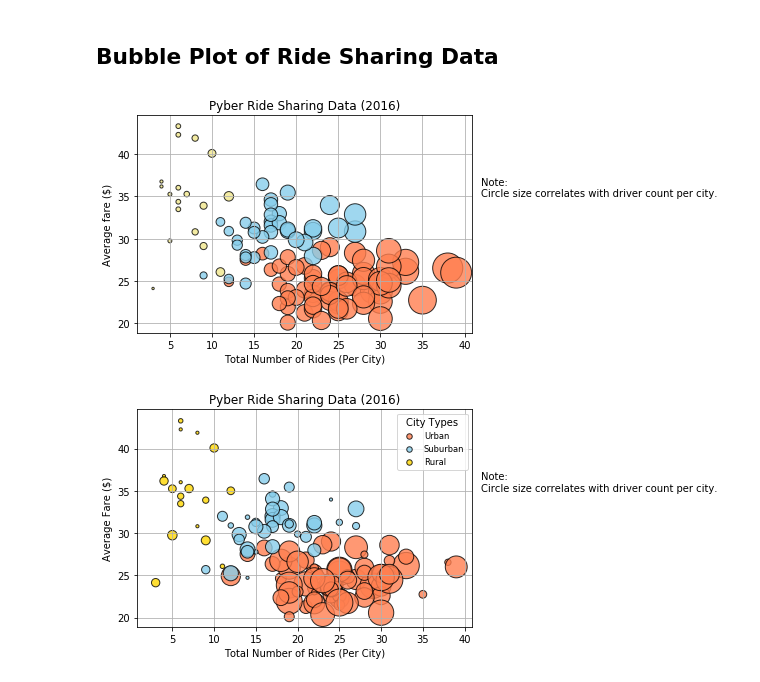
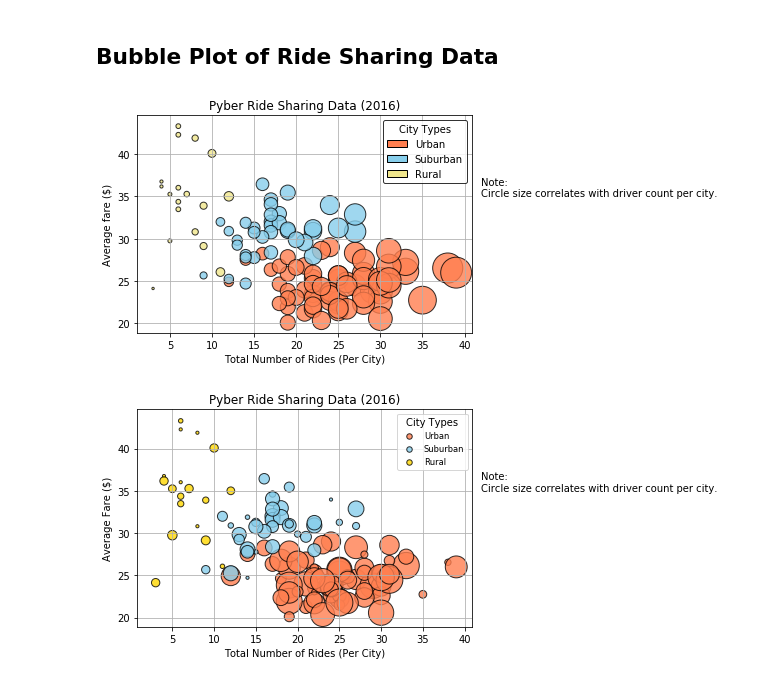
Before and after one commit to vittalsiddaiah/UTDataAnalyticsAssignments, a Jupyter notebook: Python/assignments/MatplotLib/Instructions/Pyber/pyber_starter.ipynb, the cells around one changed output. Drawn from its saved outputs; the diff is of its cells as text; code cells hidden in the pictures.

```diff
--- a/Python/assignments/MatplotLib/Instructions/Pyber/pyber_starter.ipynb
+++ b/Python/assignments/MatplotLib/Instructions/Pyber/pyber_starter.ipynb
@@ -47,35 +49,40 @@ dataDF.head()
 # %%
 dfg = dataDF.groupby(['type', 'city'])
 Count = dfg.count().reset_index()
 Count.rename(columns={'ride_id':'RideCount'}, inplace=True)
 Average = dfg.mean().reset_index()
 Average.rename(columns={'fare':'AverageFare'}, inplace=True)
 Average.rename(columns={'type':'Type'}, inplace=True)
 resultDF = Count.merge(Average,on='city')
 urbanColor = 'coral'
 ruralColor = 'khaki'
 subColor = 'skyblue'
 scale = 2 * np.pi * 0.1
-
 pV = resultDF[resultDF.Type == 'Urban']
 plt.scatter(pV['RideCount'], pV['AverageFare'],  s = scale*pV['driver_count_x']**2, color = urbanColor, edgecolor = 'black', label = 'Urban', alpha = .8)
 pV = resultDF[resultDF.Type == 'Rural']
 plt.scatter(pV['RideCount'], pV['AverageFare'],  s = scale*pV['driver_count_x']**2, color = ruralColor, edgecolor = 'black', label = 'Urban', alpha = .8)
 pV = resultDF[resultDF.Type == 'Suburban']
 plt.scatter(pV['RideCount'], pV['AverageFare'],  s = scale*pV['driver_count_x']**2, color = subColor, edgecolor = 'black', label = 'Urban', alpha = .8)
-
-#plt.legend()
-#lgnd = plt.legend(frameon = True, edgecolor = 'black', title = 'City Types')
-#plt.legend(title="City Types", loc="best", framealpha=0)
 plt.text(42, 35,"Note:\nCircle size correlates with driver count per city.")
 plt.title("Pyber Ride Sharing Data (2016)")
 plt.xlabel("Total Number of Rides (Per City)")
 plt.ylabel("Average fare ($)")
 plt.grid(True)
+####################################################################################################
+classes = ['Urban','Suburban','Rural']
+class_colours = ['coral','skyblue', 'khaki']
+recs = []
+for i in range(0,len(class_colours)):
+    recs.append(mpatches.Circle([1, 1], radius=1, fc=class_colours[i], edgecolor='black'))
+plt.legend(recs, classes,loc=1,edgecolor = 'black', title = 'City Types')
+####################################################################################################
 plt.savefig('PyRideSharingData.svg', orientation='landscape', format='svg', transparent=True,frameon=False)
+####################################################################################################
 plt.show()
+####################################################################################################
 # %% [output]
-[figure, old version]
+[figure, new version]
 # %%
 # Show plot
 plt.show()
```
Also changed, not shown: parts of 4 cells of this notebook, 2 other files.
